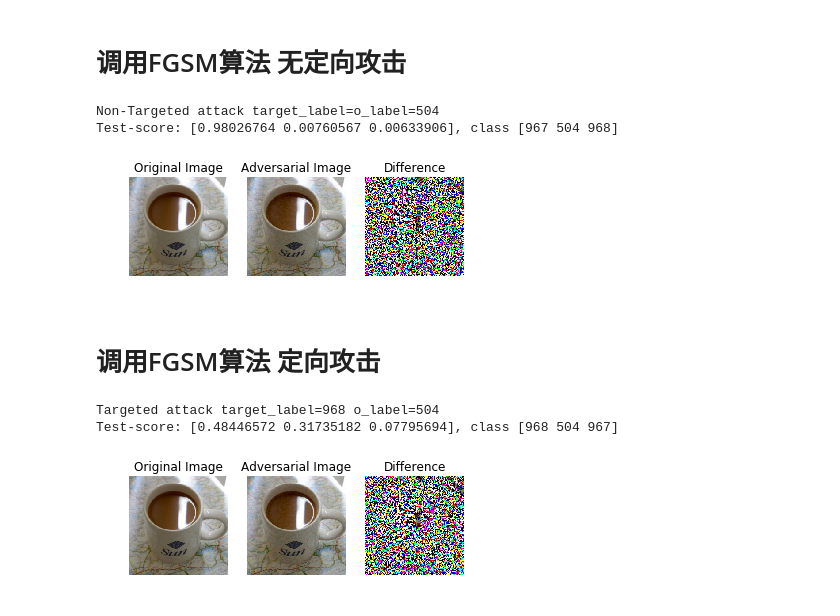
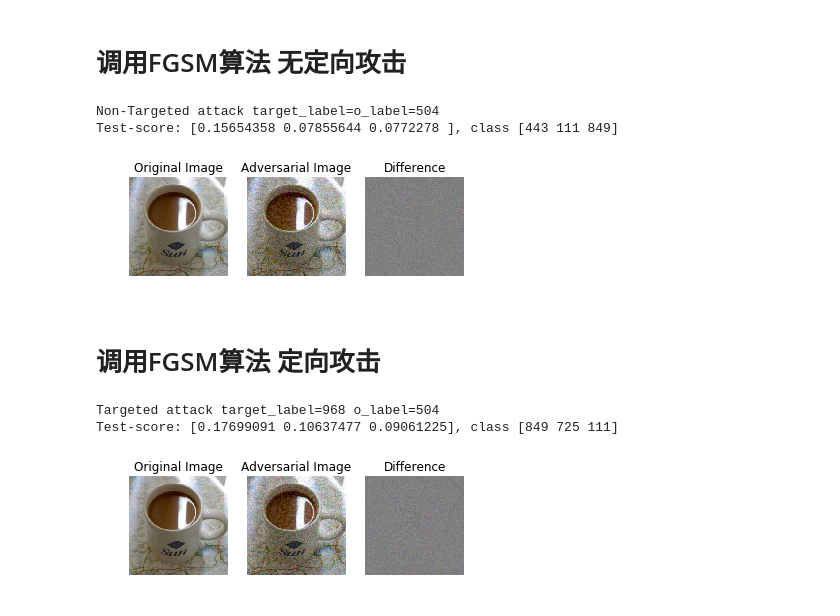
Before and after one commit to advboxes/AdvBox, a Jupyter notebook: sdk_demo.ipynb, the cells around one changed output. Cells and saved outputs as stored; diff of their text form; code cells hidden in the pictures.

```diff
--- a/sdk_demo.ipynb
+++ b/sdk_demo.ipynb
@@ -109,31 +109,31 @@ Test-score: [0.63326067 0.23805845 0.0749701 ], class [504 967 968]
 # %%
 img_path = "mug227.png"
 img=process_img(img_path)
 
 #init_prog(fluid.default_main_program())
 
 #生成对抗样本
 adv=FGSM(adv_program=adv_program,eval_program=eval_program,gradients=gradients,o=img,
-         input_layer=input_layer,output_layer=out,step_size=16.0/256.0,isTarget=False,target_label=0)
+         input_layer=input_layer,output_layer=out,step_size=64.0/256.0,isTarget=False,target_label=0)
 
 
 result = exe.run(eval_program,
                  fetch_list=fetch_list,
                  feed={ 'image':adv })
 result = result[0][0]
 
 pred_label = np.argsort(result)[::-1][:TOPK]
 
 print("Test-score: {0}, class {1}".format(result[pred_label], pred_label))
 sys.stdout.flush()
 
 adv_img=tensor2img(adv)
 
 show_images_diff(o_img,adv_img)
 # %% [output]
 Non-Targeted attack target_label=o_label=504
-Test-score: [0.98026764 0.00760567 0.00633906], class [967 504 968]
+Test-score: [0.15654358 0.07855644 0.0772278 ], class [443 111 849]
-[figure, old version]
+[figure, new version]
 # %% [markdown]
 # 调用FGSM算法 定向攻击
 # %%
@@ -144,7 +144,7 @@ img=process_img(img_path)
 
 #生成对抗样本
 adv=FGSM(adv_program=adv_program,eval_program=eval_program,gradients=gradients,o=img,
-         input_layer=input_layer,output_layer=out,step_size=16.0/256.0,isTarget=True,target_label=968)
+         input_layer=input_layer,output_layer=out,step_size=64.0/256.0,isTarget=True,target_label=968)
 
 
 result = exe.run(eval_program,
@@ -162,5 +162,5 @@ adv_img=tensor2img(adv)
 show_images_diff(o_img,adv_img)
 # %% [output]
 Targeted attack target_label=968 o_label=504
-Test-score: [0.48446572 0.31735182 0.07795694], class [968 504 967]
+Test-score: [0.17699091 0.10637477 0.09061225], class [849 725 111]
-[figure, old version]
+[figure, new version]
```
Also changed, not shown: 1 other file.
